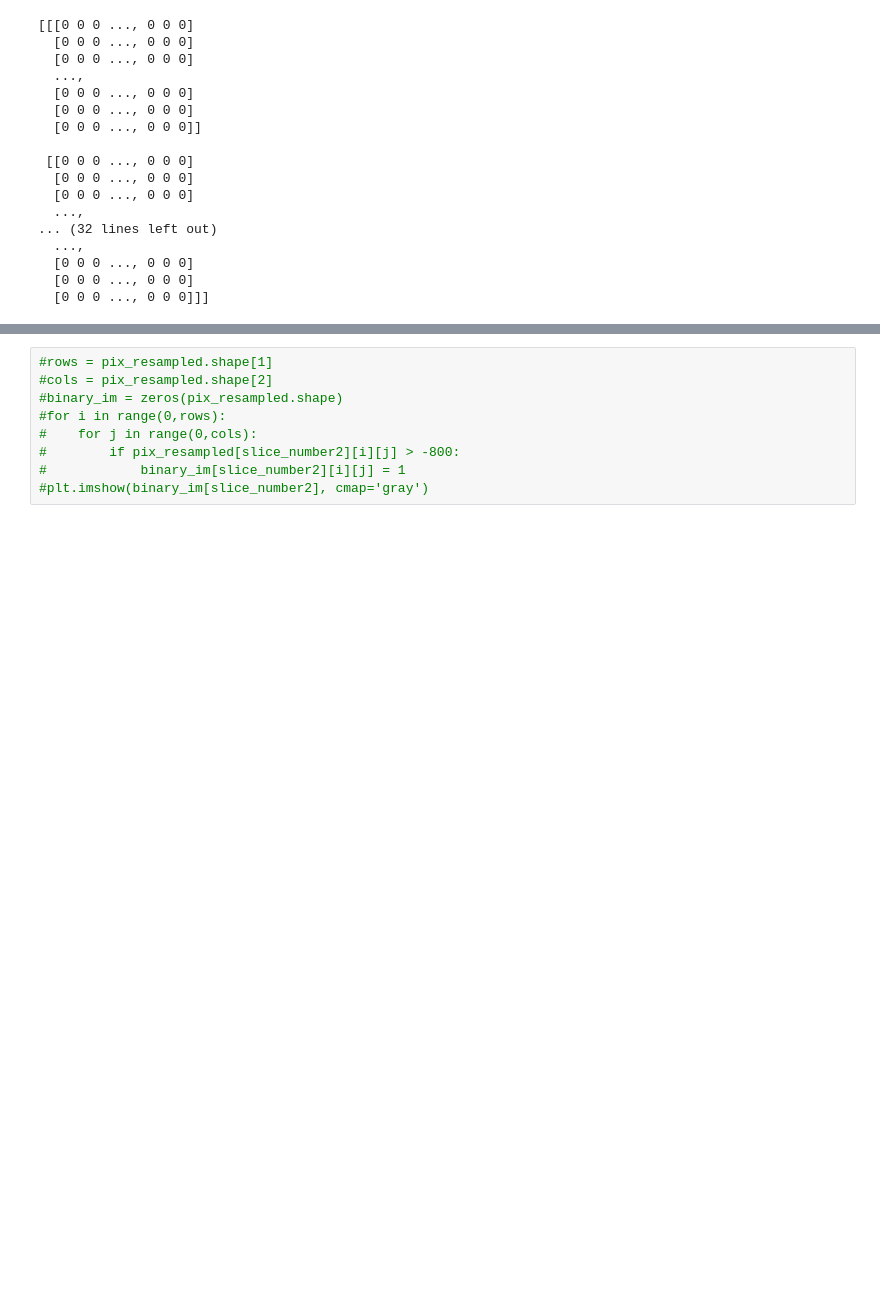
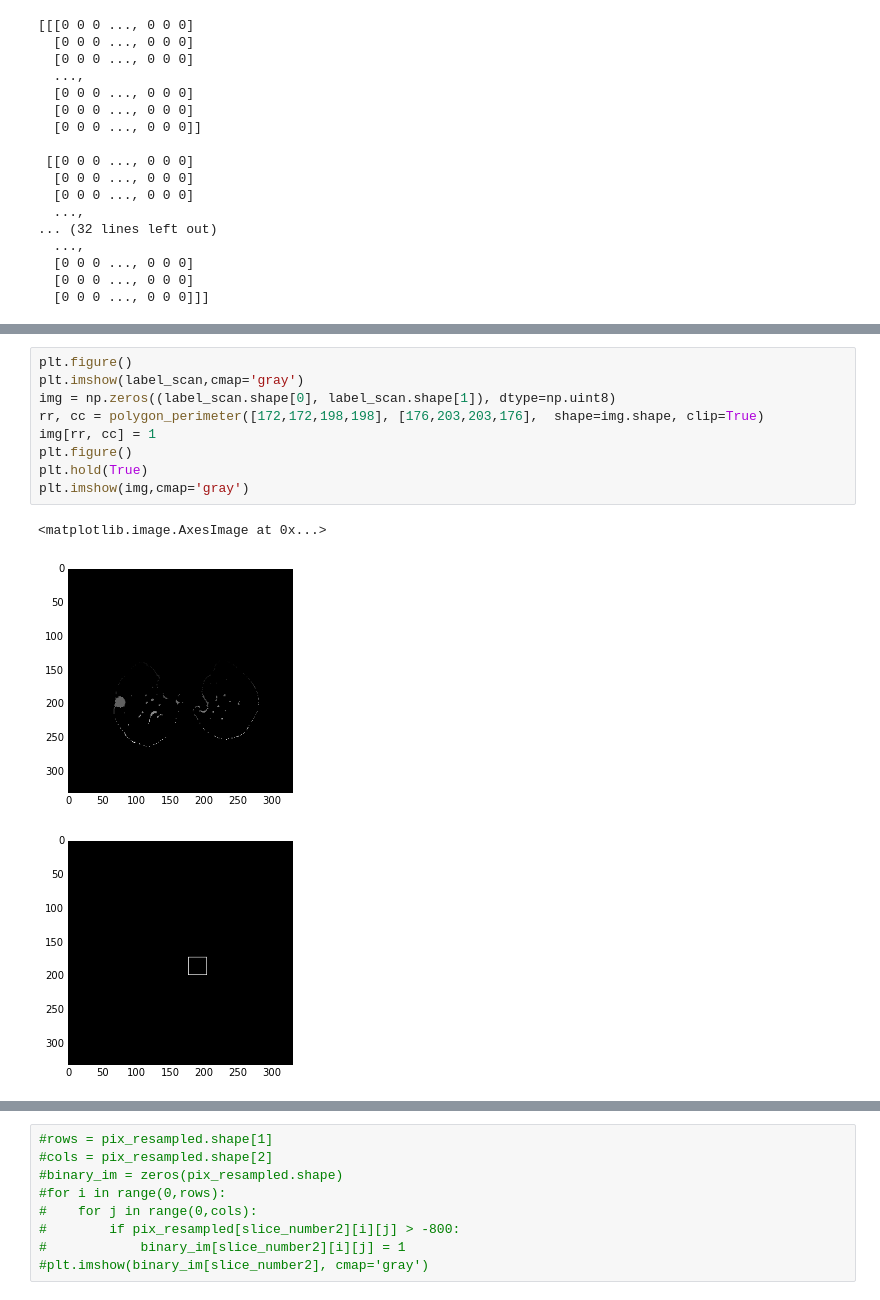
Before and after one commit to Cjeschke91/lungCancer, a Jupyter notebook: lungCancer_HUpixels.ipynb, the cells around one changed output, grey strips where cells are left out. Cells and saved outputs as stored; diff of their text form; blank space fills up the shorter version.

```diff
--- a/lungCancer_HUpixels.ipynb
+++ b/lungCancer_HUpixels.ipynb
@@ -364,0 +375,13 @@ print label_scan
+# %%
+plt.figure()
+plt.imshow(label_scan,cmap='gray')
+img = np.zeros((label_scan.shape[0], label_scan.shape[1]), dtype=np.uint8)
+rr, cc = polygon_perimeter([172,172,198,198], [176,203,203,176],  shape=img.shape, clip=True)
+img[rr, cc] = 1
+plt.figure()
+plt.hold(True)
+plt.imshow(img,cmap='gray')
+# %% [output]
+<matplotlib.image.AxesImage at 0x...>
+[figure, added]
+[figure, added]
```
Also changed, not shown: parts of 10 cells of this notebook, 2 other files.
